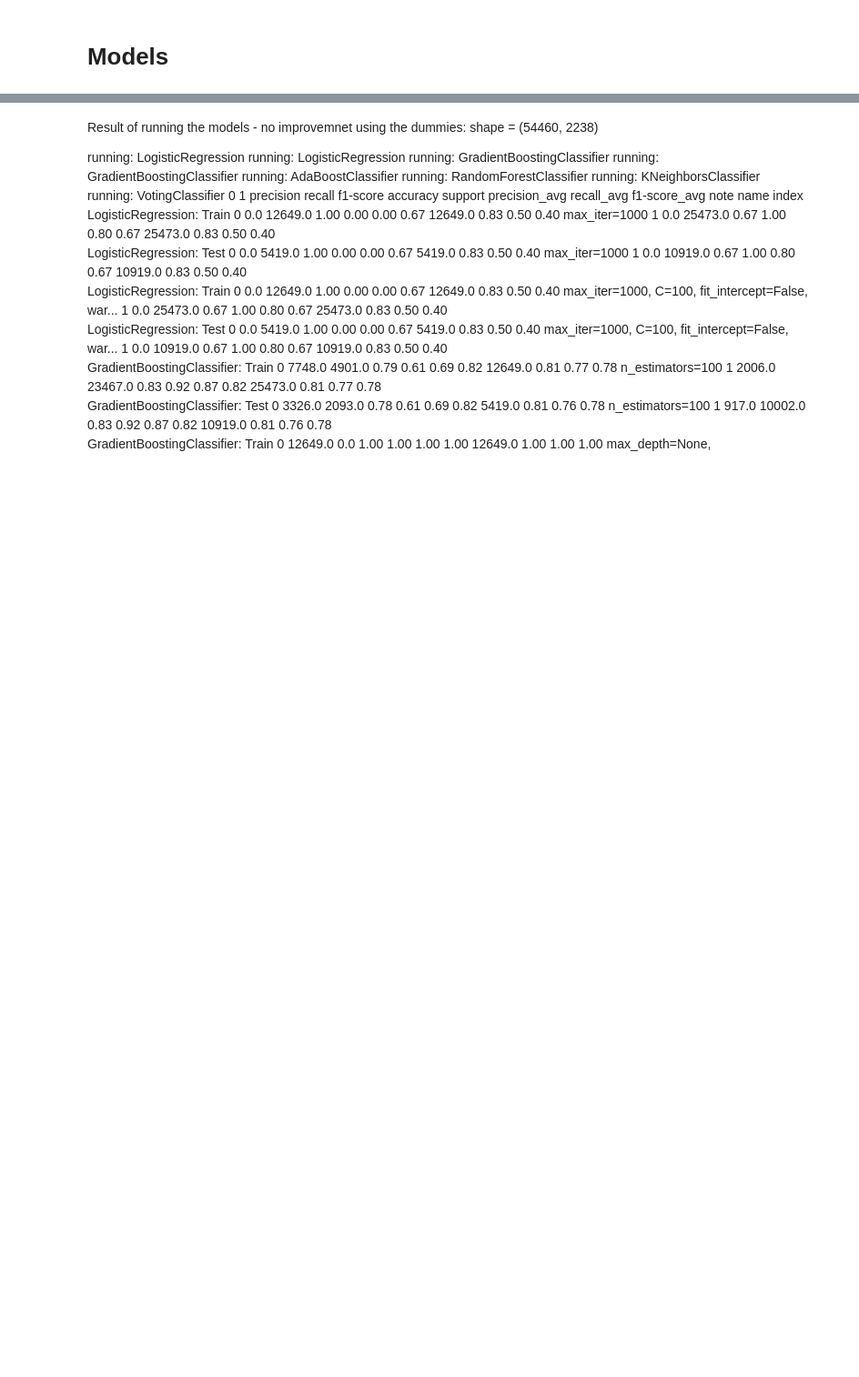
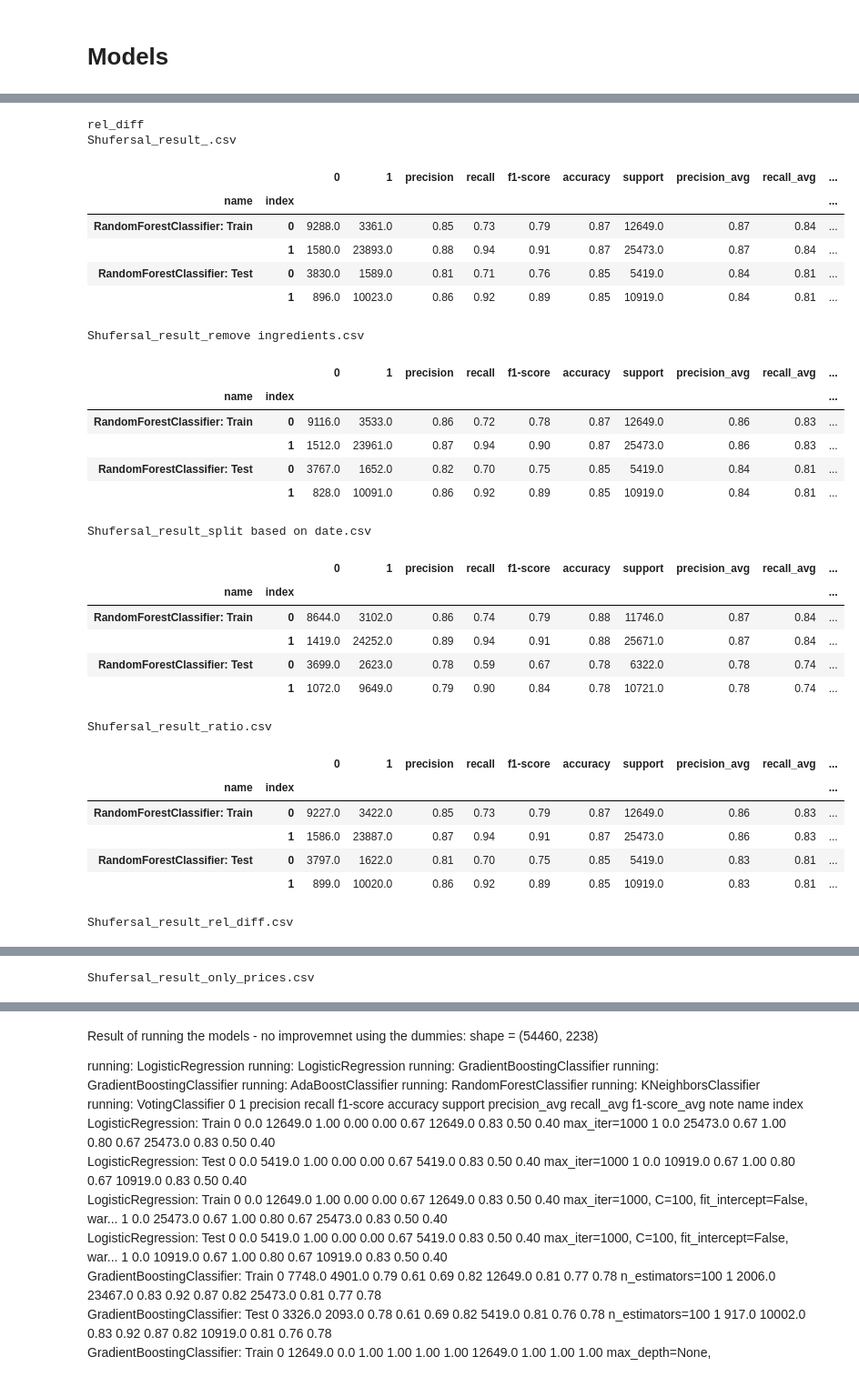
Before and after one commit to drbarak/DS_Project1, a Jupyter notebook: Classification_Project_Shufersal.ipynb, the cells around one changed output, grey strips where cells are left out. Shown at 91% size. Drawn from its saved outputs; the diff is of its cells as text; code cells hidden in the pictures; blank space fills up the shorter version.

```diff
--- a/Classification_Project_Shufersal.ipynb
+++ b/Classification_Project_Shufersal.ipynb
@@ -442,23 +484,0 @@ if DATE_SPLIT:
-# %%
-REMOVE_FEATURES = True
-if REMOVE_FEATURES:
-  id = 'remove ingredients'
-
-  cols = []
-  for col in ['Energy', 'Pachmema', 'Natran', 'Helbon', 'Shuman', 'ShumanRavuy', 'ShumanTrans', 'Colastrol',
-       'SivimTzunatim', 'CafiotSucar']:
-    cols.append(col)
-    cols.append(col + 'Subs')
-    cols.append(col + 'Diff')
-
-  df.drop(cols, axis=1, inplace=True)
-
-  df_train = df[~mask]
-  X_train = df_train.drop('CorrelateItemStatusCode', axis=1)
-  y_train = df_train.CorrelateItemStatusCode.astype(int)
-
-  df_test = df[mask]
-  X_test = df_test.drop('CorrelateItemStatusCode', axis=1)
-  y_test = df_test.CorrelateItemStatusCode.astype(int)
-
-  p(X_train.shape, X_test.shape, y_train.shape, y_test.shape)
@@ -611,0 +604,52 @@ running:  VotingClassifier
+# %%
+def read_results(id='', disp=True, full=False):
+  fname = f'Shufersal_result_{id}.csv'
+  p(fname)
+  df = pd.read_csv(fname)
+  df.set_index(['name', 'index'], inplace=True)
+  if not full:
+    df = df.loc[['RandomForestClassifier: Train', 'RandomForestClassifier: Test']]#.copy()
+  if disp:
+    pd.set_option("max_column", 120)
+    d(df)
+  return df
+# %%
+p(id)
+read_results()
+read_results('remove ingredients')
+read_results('split based on date')
+read_results('ratio')
+read_results('rel_diff')
+read_results('only_prices')
+p()
+# %% [output]
+rel_diff
+Shufersal_result_.csv
+|  |  | 0 | 1 | precision | recall | f1-score | accuracy | support | precision_avg | recall_avg | ... |
+| name | index |  |  |  |  |  |  |  |  |  | ... |
+| RandomForestClassifier: Train | 0 | 9288.0 | 3361.0 | 0.85 | 0.73 | 0.79 | 0.87 | 12649.0 | 0.87 | 0.84 | ... |
+|  | 1 | 1580.0 | 23893.0 | 0.88 | 0.94 | 0.91 | 0.87 | 25473.0 | 0.87 | 0.84 | ... |
+| RandomForestClassifier: Test | 0 | 3830.0 | 1589.0 | 0.81 | 0.71 | 0.76 | 0.85 | 5419.0 | 0.84 | 0.81 | ... |
+|  | 1 | 896.0 | 10023.0 | 0.86 | 0.92 | 0.89 | 0.85 | 10919.0 | 0.84 | 0.81 | ... |
+Shufersal_result_remove ingredients.csv
+|  |  | 0 | 1 | precision | recall | f1-score | accuracy | support | precision_avg | recall_avg | ... |
+| name | index |  |  |  |  |  |  |  |  |  | ... |
+| RandomForestClassifier: Train | 0 | 9116.0 | 3533.0 | 0.86 | 0.72 | 0.78 | 0.87 | 12649.0 | 0.86 | 0.83 | ... |
+|  | 1 | 1512.0 | 23961.0 | 0.87 | 0.94 | 0.90 | 0.87 | 25473.0 | 0.86 | 0.83 | ... |
+| RandomForestClassifier: Test | 0 | 3767.0 | 1652.0 | 0.82 | 0.70 | 0.75 | 0.85 | 5419.0 | 0.84 | 0.81 | ... |
+|  | 1 | 828.0 | 10091.0 | 0.86 | 0.92 | 0.89 | 0.85 | 10919.0 | 0.84 | 0.81 | ... |
+Shufersal_result_split based on date.csv
+|  |  | 0 | 1 | precision | recall | f1-score | accuracy | support | precision_avg | recall_avg | ... |
+| name | index |  |  |  |  |  |  |  |  |  | ... |
+| RandomForestClassifier: Train | 0 | 8644.0 | 3102.0 | 0.86 | 0.74 | 0.79 | 0.88 | 11746.0 | 0.87 | 0.84 | ... |
+|  | 1 | 1419.0 | 24252.0 | 0.89 | 0.94 | 0.91 | 0.88 | 25671.0 | 0.87 | 0.84 | ... |
+| RandomForestClassifier: Test | 0 | 3699.0 | 2623.0 | 0.78 | 0.59 | 0.67 | 0.78 | 6322.0 | 0.78 | 0.74 | ... |
+|  | 1 | 1072.0 | 9649.0 | 0.79 | 0.90 | 0.84 | 0.78 | 10721.0 | 0.78 | 0.74 | ... |
+Shufersal_result_ratio.csv
+|  |  | 0 | 1 | precision | recall | f1-score | accuracy | support | precision_avg | recall_avg | ... |
+| name | index |  |  |  |  |  |  |  |  |  | ... |
+| RandomForestClassifier: Train | 0 | 9227.0 | 3422.0 | 0.85 | 0.73 | 0.79 | 0.87 | 12649.0 | 0.86 | 0.83 | ... |
+|  | 1 | 1586.0 | 23887.0 | 0.87 | 0.94 | 0.91 | 0.87 | 25473.0 | 0.86 | 0.83 | ... |
+| RandomForestClassifier: Test | 0 | 3797.0 | 1622.0 | 0.81 | 0.70 | 0.75 | 0.85 | 5419.0 | 0.83 | 0.81 | ... |
+|  | 1 | 899.0 | 10020.0 | 0.86 | 0.92 | 0.89 | 0.85 | 10919.0 | 0.83 | 0.81 | ... |
+Shufersal_result_rel_diff.csv
@@ -611,0 +662 @@ running:  VotingClassifier
+Shufersal_result_only_prices.csv
```
Also changed, not shown: parts of 75 cells of this notebook.
